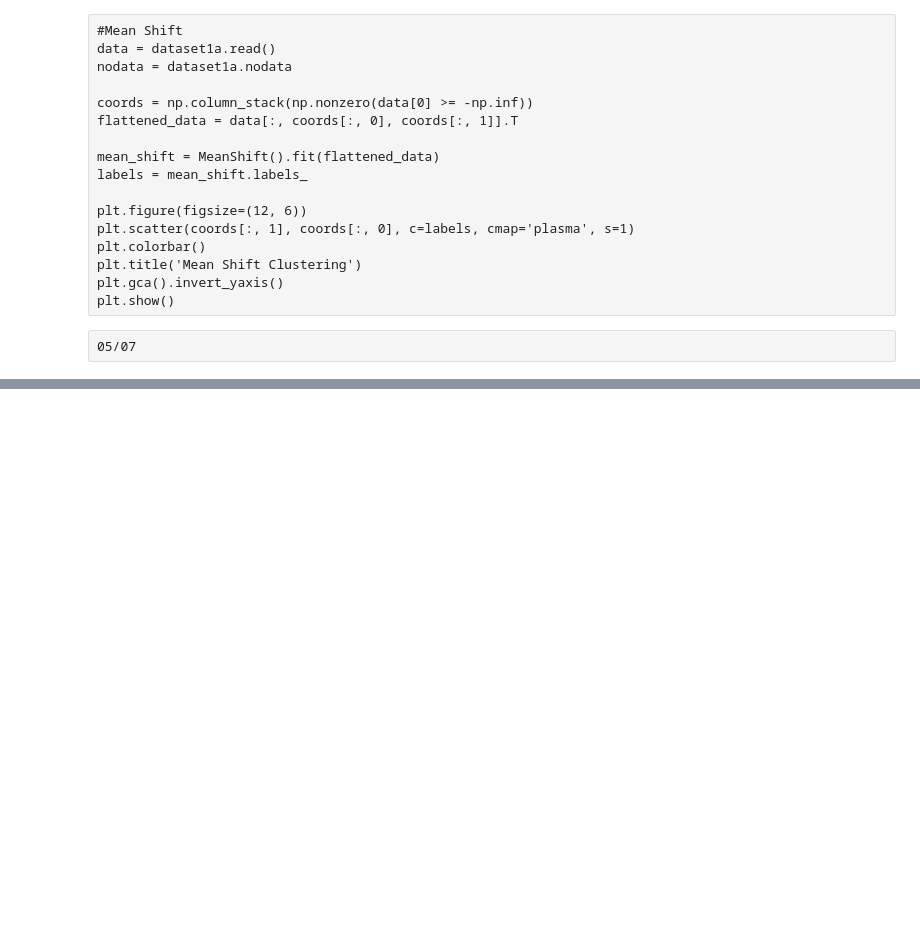
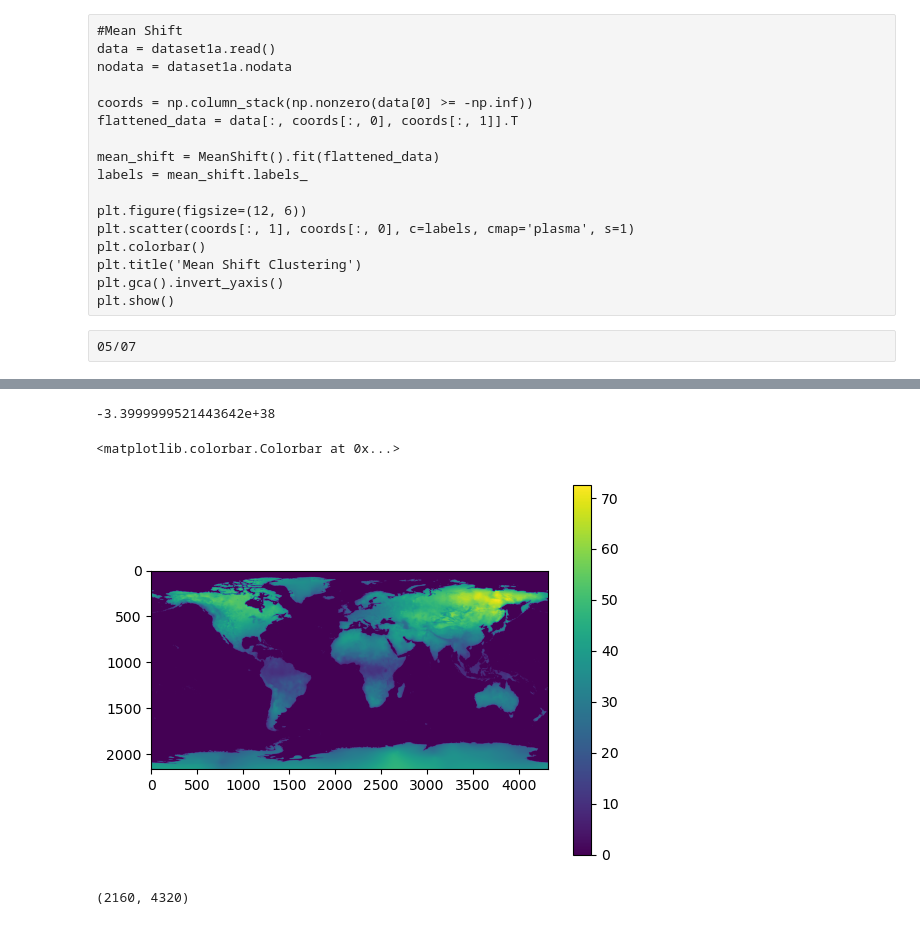
Before and after one commit to deekenyah1/final_year_worldclim, a Jupyter notebook: RASTERIO PROJECT.ipynb, the cells around one changed output, grey strips where cells are left out. Saved outputs shown, nothing was run; the diff lists cells and outputs as text; code cells hidden in the pictures; blank space fills up the shorter version.

Commit message:
Finally..progress
Extracting non- nodata values and placing in corresponding positions in zero array

```diff
--- a/RASTERIO PROJECT.ipynb
+++ b/RASTERIO PROJECT.ipynb
@@ -653,0 +649,17 @@ array([[0., 0., 0., ..., 0., 0., 0.],
+# %%
+nodata = dataset1g.nodata
+nodata
+# %% [output]
+-3.3999999521443642e+38
+# %%
+data = data.squeeze()
+# %%
+data2 = data.copy()
+# %%
+data2[data2 == nodata] = 0
+# %%
+plt.imshow(data2)
+plt.colorbar()
+# %% [output]
+<matplotlib.colorbar.Colorbar at 0x...>
+[figure, added]
@@ -653,0 +668,4 @@ array([[0., 0., 0., ..., 0., 0., 0.],
+# %%
+zero_array.shape
+# %% [output]
+(2160, 4320)
```
Also changed, not shown: parts of 41 cells of this notebook.
